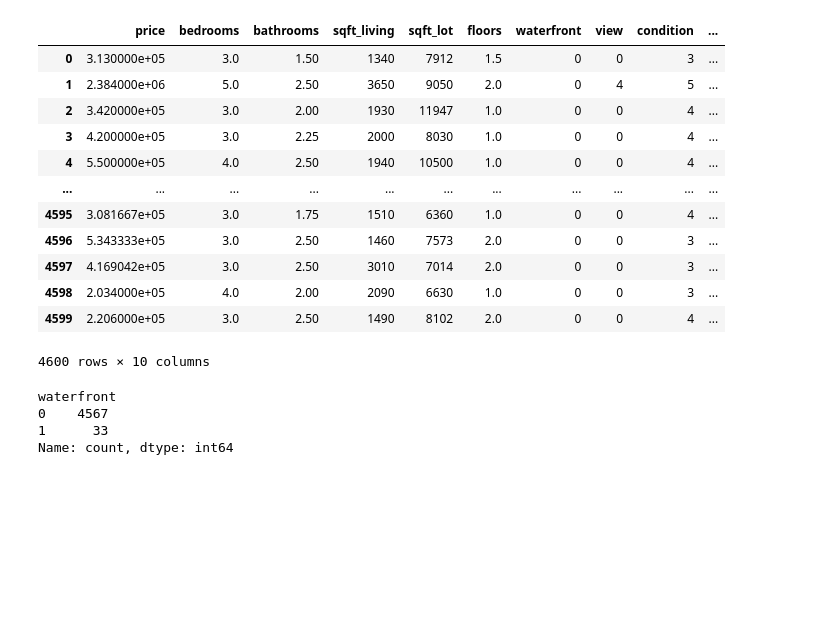
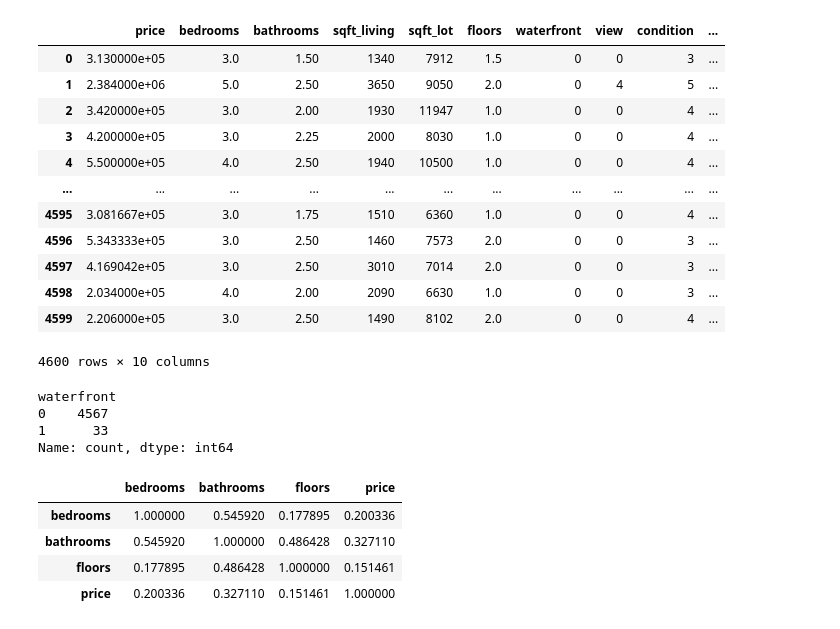
Before and after one commit to DenisSobczyk/House_Price_Prediction, a Jupyter notebook: app.ipynb, the cells around one changed output. Saved outputs shown, nothing was run; the diff lists cells and outputs as text; code cells hidden in the pictures; blank space fills up the shorter version.

```diff
--- a/app.ipynb
+++ b/app.ipynb
@@ -363,4 +362,10 @@ waterfront
 1      33
 Name: count, dtype: int64
 # %%
-num_df[['bedrooms', 'bathrooms', 'floors']]
+num_df[['bedrooms', 'bathrooms', 'floors', 'price']].corr()
+# %% [output]
+|  | bedrooms | bathrooms | floors | price |
+| bedrooms | 1.000000 | 0.545920 | 0.177895 | 0.200336 |
+| bathrooms | 0.545920 | 1.000000 | 0.486428 | 0.327110 |
+| floors | 0.177895 | 0.486428 | 1.000000 | 0.151461 |
+| price | 0.200336 | 0.327110 | 0.151461 | 1.000000 |
```
Also changed, not shown: parts of 4 cells of this notebook.
